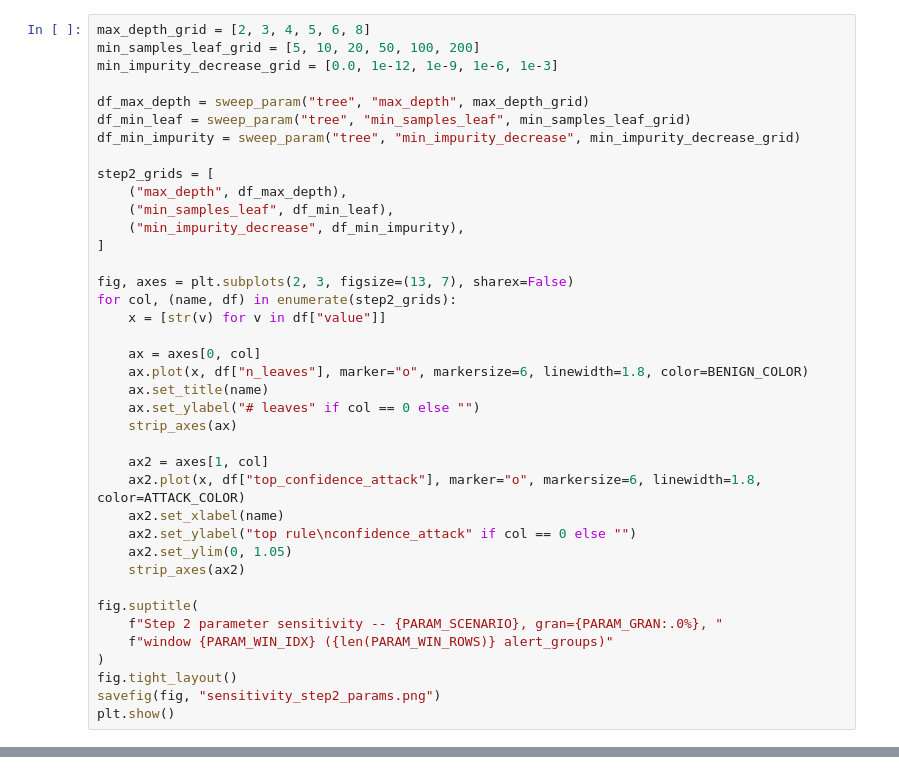
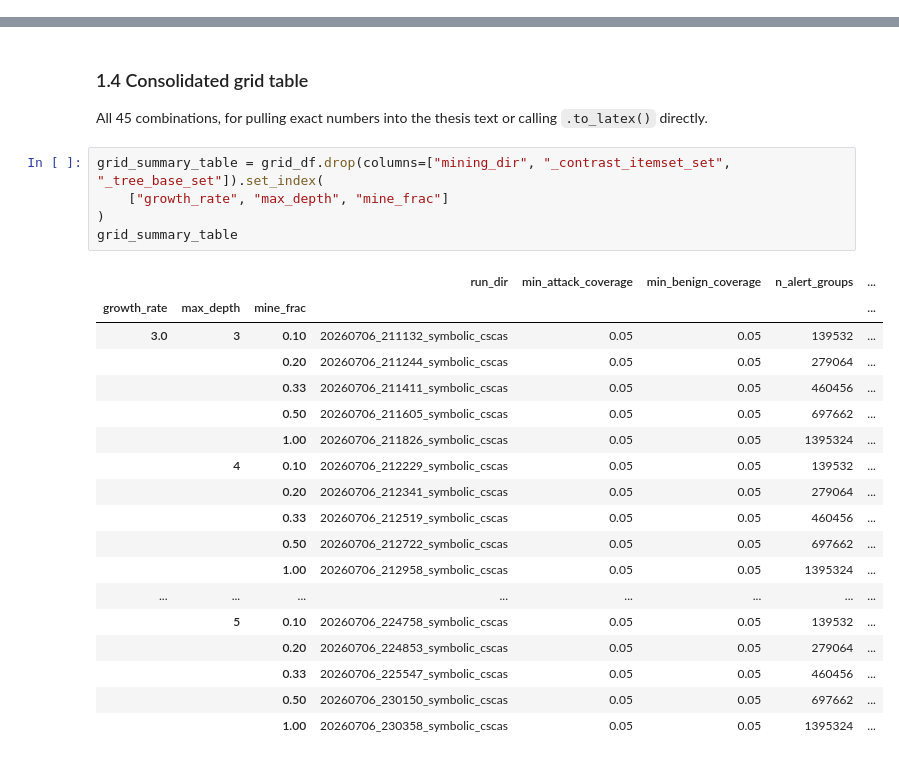
Before and after one commit to annaneliaa/msc-thesis, a Jupyter notebook: src/thesis/notebooks/attribute_mining_sweep_eda.ipynb, the cells around one changed output, grey strips where cells are left out. Cells and saved outputs as stored; diff of their text form.

```diff
--- a/src/thesis/notebooks/attribute_mining_sweep_eda.ipynb
+++ b/src/thesis/notebooks/attribute_mining_sweep_eda.ipynb
@@ -789,39 +0,0 @@ real splits reduce impurity by many orders of magnitude more than that.
-# %%
-max_depth_grid = [2, 3, 4, 5, 6, 8]
-min_samples_leaf_grid = [5, 10, 20, 50, 100, 200]
-min_impurity_decrease_grid = [0.0, 1e-12, 1e-9, 1e-6, 1e-3]
-
-df_max_depth = sweep_param("tree", "max_depth", max_depth_grid)
-df_min_leaf = sweep_param("tree", "min_samples_leaf", min_samples_leaf_grid)
-df_min_impurity = sweep_param("tree", "min_impurity_decrease", min_impurity_decrease_grid)
-
-step2_grids = [
-    ("max_depth", df_max_depth),
-    ("min_samples_leaf", df_min_leaf),
-    ("min_impurity_decrease", df_min_impurity),
-]
-
-fig, axes = plt.subplots(2, 3, figsize=(13, 7), sharex=False)
-for col, (name, df) in enumerate(step2_grids):
-    x = [str(v) for v in df["value"]]
-
-    ax = axes[0, col]
-    ax.plot(x, df["n_leaves"], marker="o", markersize=6, linewidth=1.8, color=BENIGN_COLOR)
-    ax.set_title(name)
-    ax.set_ylabel("# leaves" if col == 0 else "")
-    strip_axes(ax)
-
-    ax2 = axes[1, col]
-    ax2.plot(x, df["top_confidence_attack"], marker="o", markersize=6, linewidth=1.8, color=ATTACK_COLOR)
-    ax2.set_xlabel(name)
-    ax2.set_ylabel("top rule\nconfidence_attack" if col == 0 else "")
-    ax2.set_ylim(0, 1.05)
-    strip_axes(ax2)
-
-fig.suptitle(
-    f"Step 2 parameter sensitivity -- {PARAM_SCENARIO}, gran={PARAM_GRAN:.0%}, "
-    f"window {PARAM_WIN_IDX} ({len(PARAM_WIN_ROWS)} alert_groups)"
-)
-fig.tight_layout()
-savefig(fig, "sensitivity_step2_params.png")
-plt.show()
@@ -867,0 +358,29 @@ param_sensitivity_table
+# %% [markdown]
+### 1.4 Consolidated grid table
+
+All 45 combinations, for pulling exact numbers into the thesis text or calling
+`.to_latex()` directly.
+# %%
+grid_summary_table = grid_df.drop(columns=["mining_dir", "_contrast_itemset_set", "_tree_base_set"]).set_index(
+    ["growth_rate", "max_depth", "mine_frac"]
+)
+grid_summary_table
+# %% [output]
+|  |  |  | run_dir | min_attack_coverage | min_benign_coverage | n_alert_groups | ... |
+| growth_rate | max_depth | mine_frac |  |  |  |  | ... |
+| 3.0 | 3 | 0.10 | 20260706_211132_symbolic_cscas | 0.05 | 0.05 | 139532 | ... |
+|  |  | 0.20 | 20260706_211244_symbolic_cscas | 0.05 | 0.05 | 279064 | ... |
+|  |  | 0.33 | 20260706_211411_symbolic_cscas | 0.05 | 0.05 | 460456 | ... |
+|  |  | 0.50 | 20260706_211605_symbolic_cscas | 0.05 | 0.05 | 697662 | ... |
+|  |  | 1.00 | 20260706_211826_symbolic_cscas | 0.05 | 0.05 | 1395324 | ... |
+|  | 4 | 0.10 | 20260706_212229_symbolic_cscas | 0.05 | 0.05 | 139532 | ... |
+|  |  | 0.20 | 20260706_212341_symbolic_cscas | 0.05 | 0.05 | 279064 | ... |
+|  |  | 0.33 | 20260706_212519_symbolic_cscas | 0.05 | 0.05 | 460456 | ... |
+|  |  | 0.50 | 20260706_212722_symbolic_cscas | 0.05 | 0.05 | 697662 | ... |
+|  |  | 1.00 | 20260706_212958_symbolic_cscas | 0.05 | 0.05 | 1395324 | ... |
+| ... | ... | ... | ... | ... | ... | ... | ... |
+|  | 5 | 0.10 | 20260706_224758_symbolic_cscas | 0.05 | 0.05 | 139532 | ... |
+|  |  | 0.20 | 20260706_224853_symbolic_cscas | 0.05 | 0.05 | 279064 | ... |
+|  |  | 0.33 | 20260706_225547_symbolic_cscas | 0.05 | 0.05 | 460456 | ... |
+|  |  | 0.50 | 20260706_230150_symbolic_cscas | 0.05 | 0.05 | 697662 | ... |
+|  |  | 1.00 | 20260706_230358_symbolic_cscas | 0.05 | 0.05 | 1395324 | ... |
```
Also changed, not shown: parts of 52 cells of this notebook, 15 other files.
